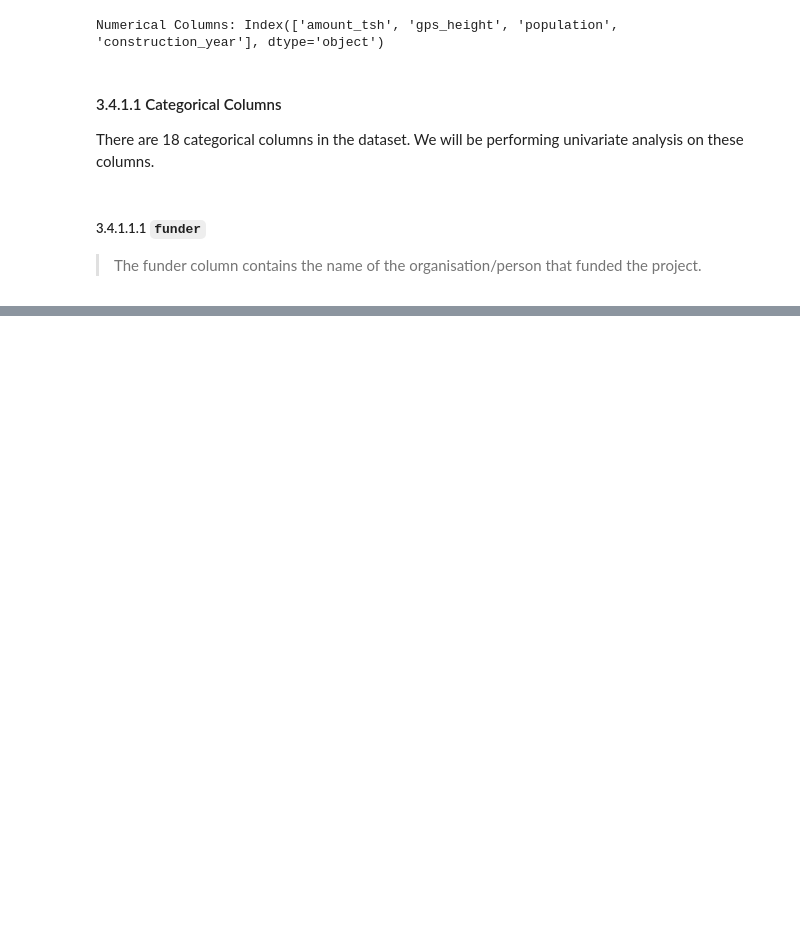
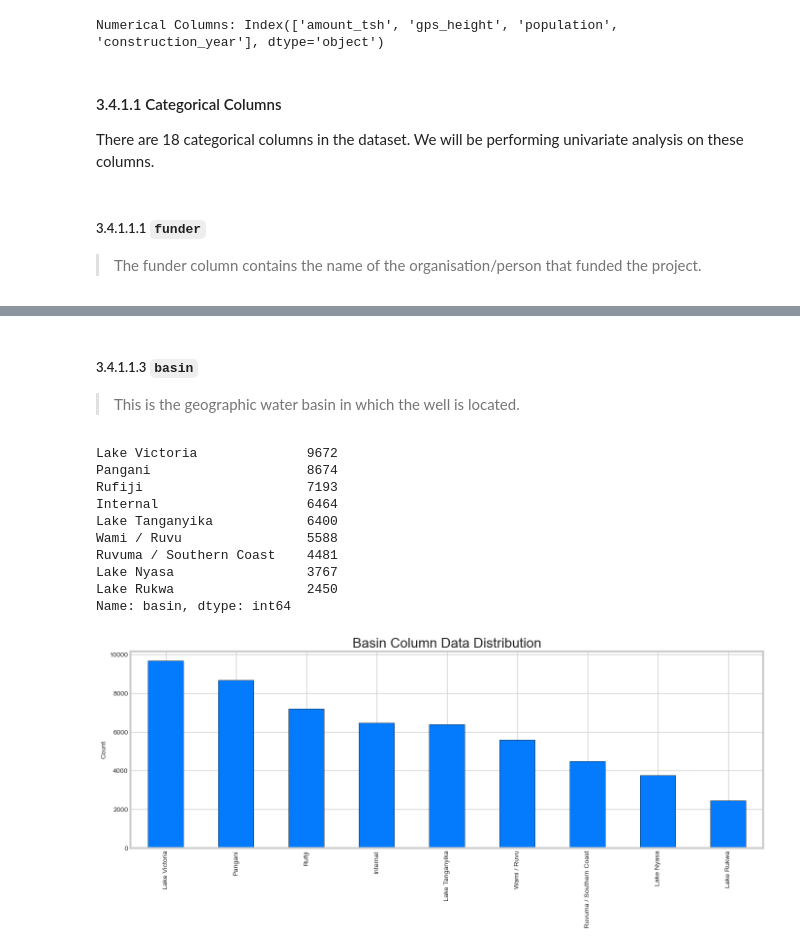
Before and after one commit to femikamau/Tanzanian-Water-Wells-Prediction, a Jupyter notebook: index.ipynb, the cells around one changed output, grey strips where cells are left out. Cells and saved outputs as stored; diff of their text form; code cells hidden in the pictures; blank space fills up the shorter version.

```diff
--- a/index.ipynb
+++ b/index.ipynb
@@ -1143,0 +1170,21 @@ plot_data(new_data, 'funder', 'Funder Column Data Distribution')
+# %% [markdown]
+##### 3.4.1.1.3 `basin`
+> This is the geographic water basin in which the well is located.
+# %%
+# Get the value counts of the funder column
+print(get_value_counts(new_data, 'basin'))
+
+# Visualise the data in the funder column
+plot_data(new_data, 'basin', 'Basin Column Data Distribution')
+# %% [output]
+Lake Victoria              9672
+Pangani                    8674
+Rufiji                     7193
+Internal                   6464
+Lake Tanganyika            6400
+Wami / Ruvu                5588
+Ruvuma / Southern Coast    4481
+Lake Nyasa                 3767
+Lake Rukwa                 2450
+Name: basin, dtype: int64
+[figure, added]
```
Also changed, not shown: parts of 57 cells of this notebook, 1 other file.
